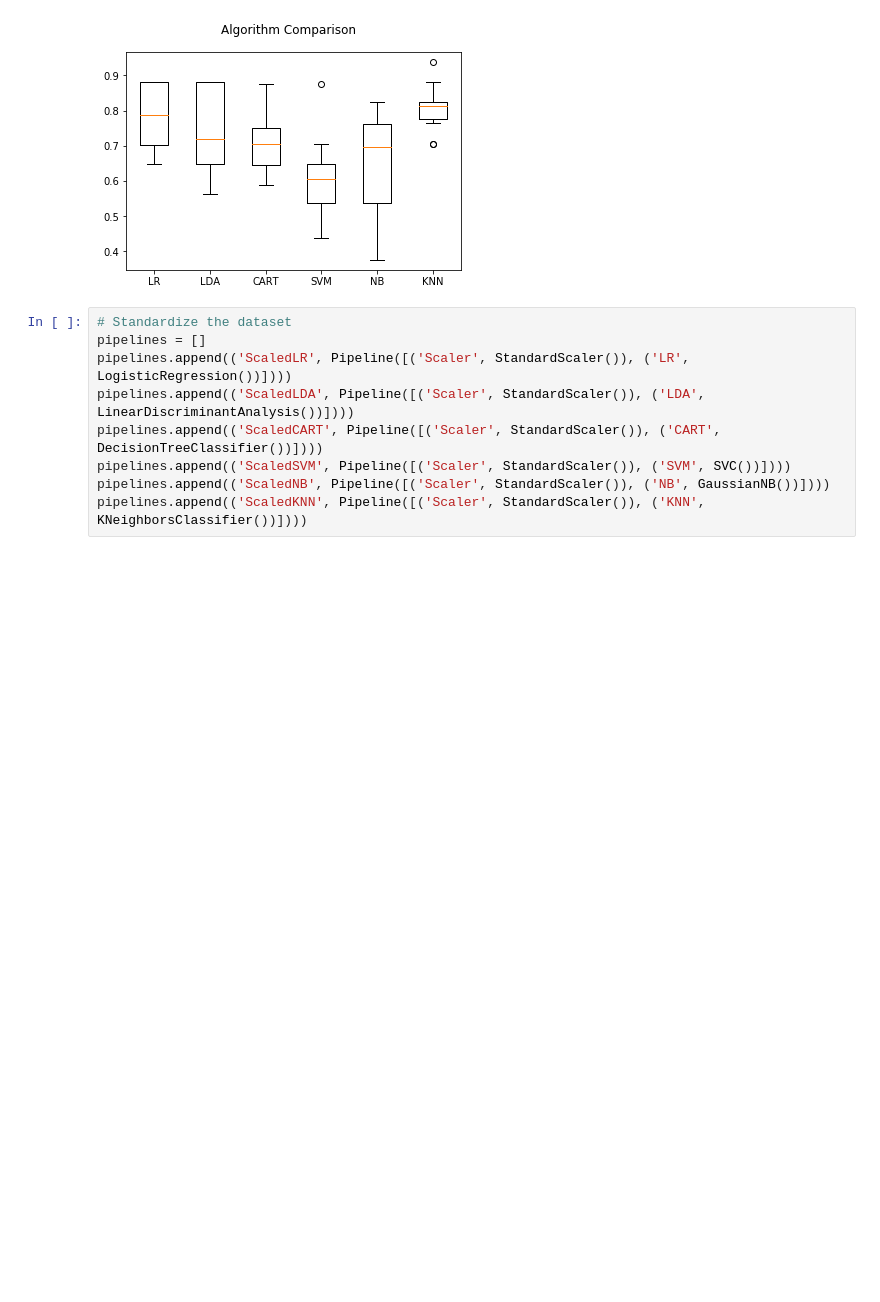
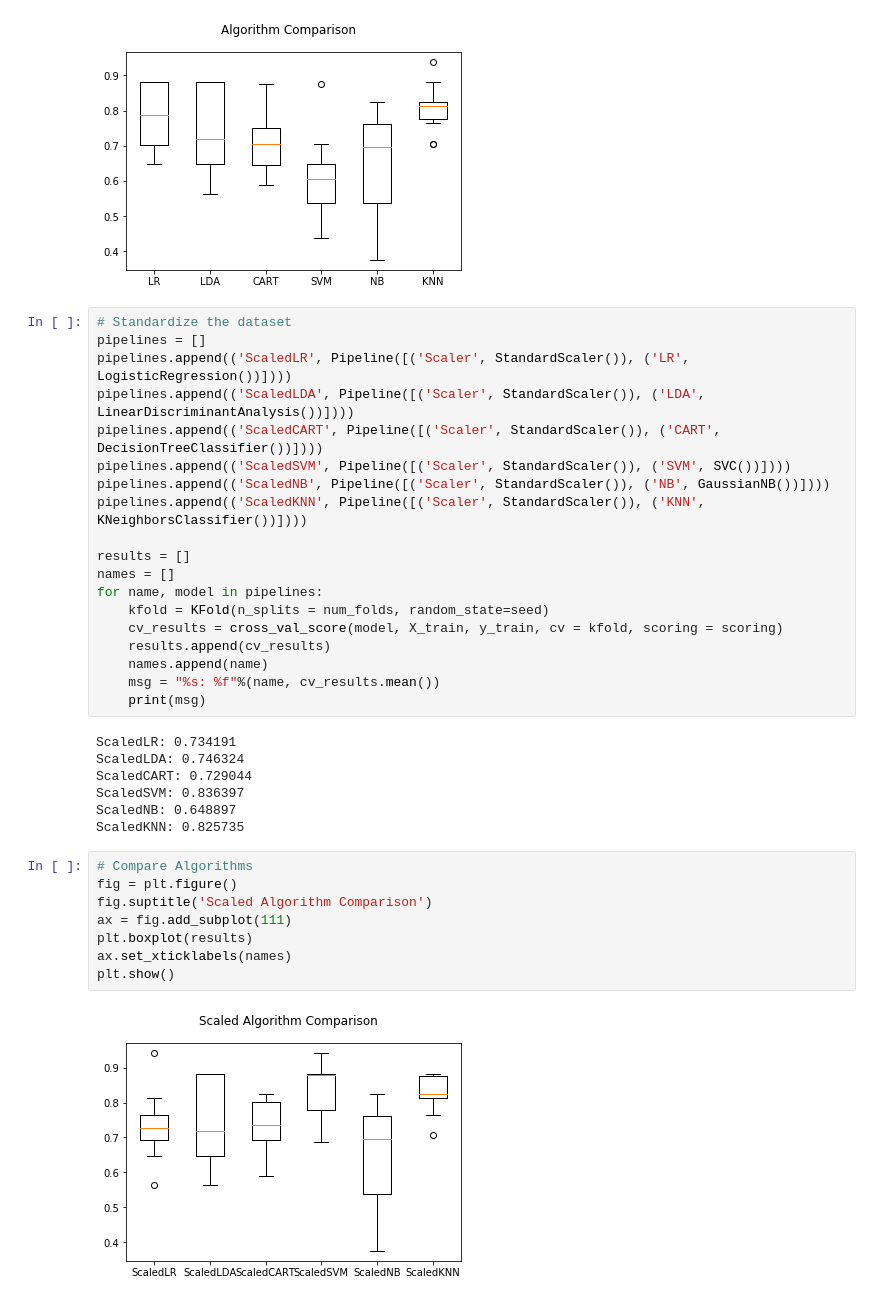
Before and after one commit to loganrane/MachineLearning101, a Jupyter notebook: ML Project End to End - Beginner - 3.ipynb, the cells around one changed output. Saved outputs shown, nothing was run; the diff lists cells and outputs as text; blank space fills up the shorter version.

Commit message:
Spot checking - scaled dataset

```diff
--- a/ML Project End to End - Beginner - 3.ipynb
+++ b/ML Project End to End - Beginner - 3.ipynb
@@ -201,3 +201,30 @@ pipelines.append(('ScaledCART', Pipeline([('Scaler', StandardScaler()), ('CART',
 pipelines.append(('ScaledSVM', Pipeline([('Scaler', StandardScaler()), ('SVM', SVC())])))
 pipelines.append(('ScaledNB', Pipeline([('Scaler', StandardScaler()), ('NB', GaussianNB())])))
 pipelines.append(('ScaledKNN', Pipeline([('Scaler', StandardScaler()), ('KNN', KNeighborsClassifier())])))
+
+results = []
+names = []
+for name, model in pipelines:
+    kfold = KFold(n_splits = num_folds, random_state=seed)
+    cv_results = cross_val_score(model, X_train, y_train, cv = kfold, scoring = scoring)
+    results.append(cv_results)
+    names.append(name)
+    msg = "%s: %f"%(name, cv_results.mean())
+    print(msg)
+# %% [output]
+ScaledLR: 0.734191
+ScaledLDA: 0.746324
+ScaledCART: 0.729044
+ScaledSVM: 0.836397
+ScaledNB: 0.648897
+ScaledKNN: 0.825735
+# %%
+# Compare Algorithms
+fig = plt.figure()
+fig.suptitle('Scaled Algorithm Comparison')
+ax = fig.add_subplot(111)
+plt.boxplot(results)
+ax.set_xticklabels(names)
+plt.show()
+# %% [output]
+[figure, added]
```
